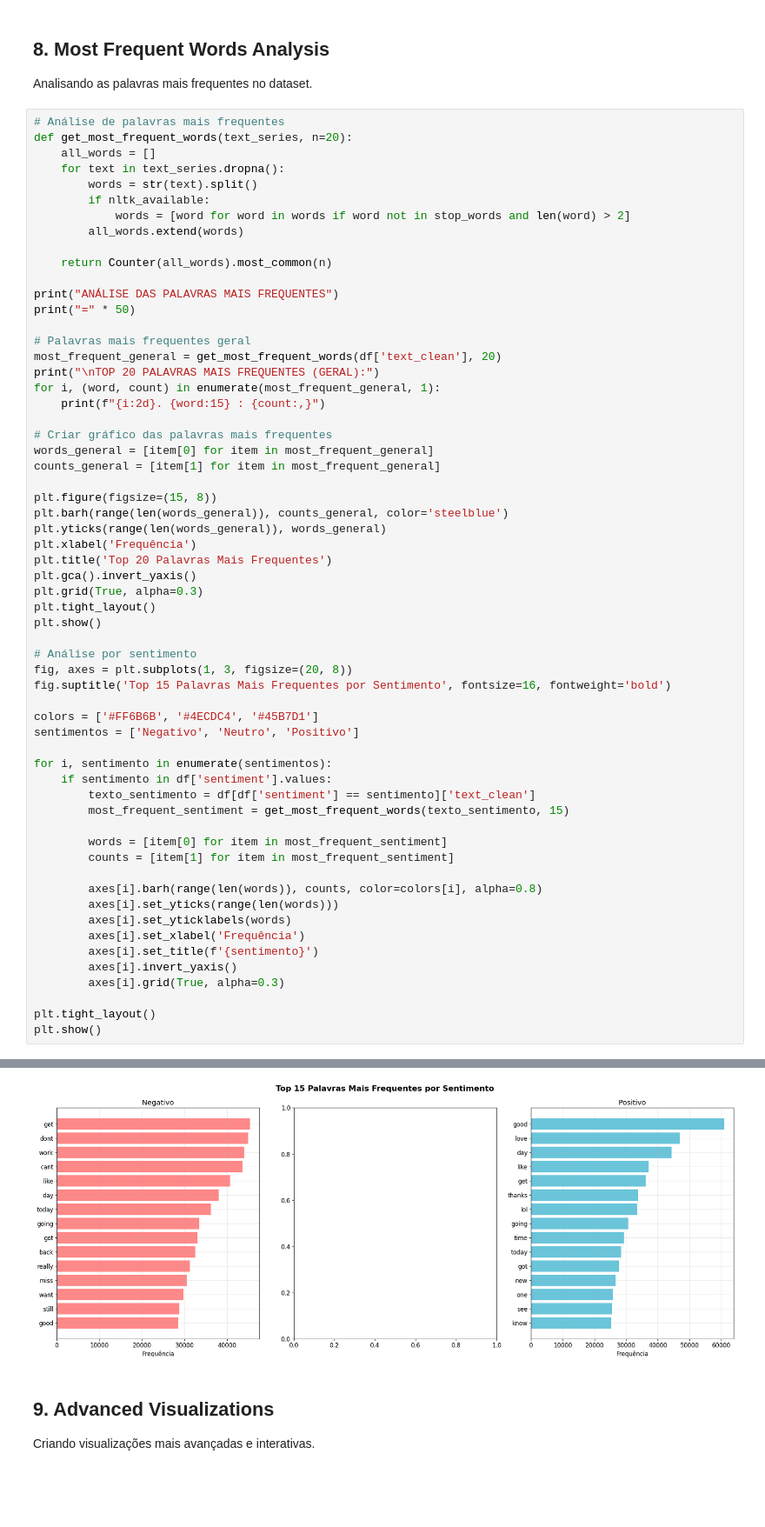
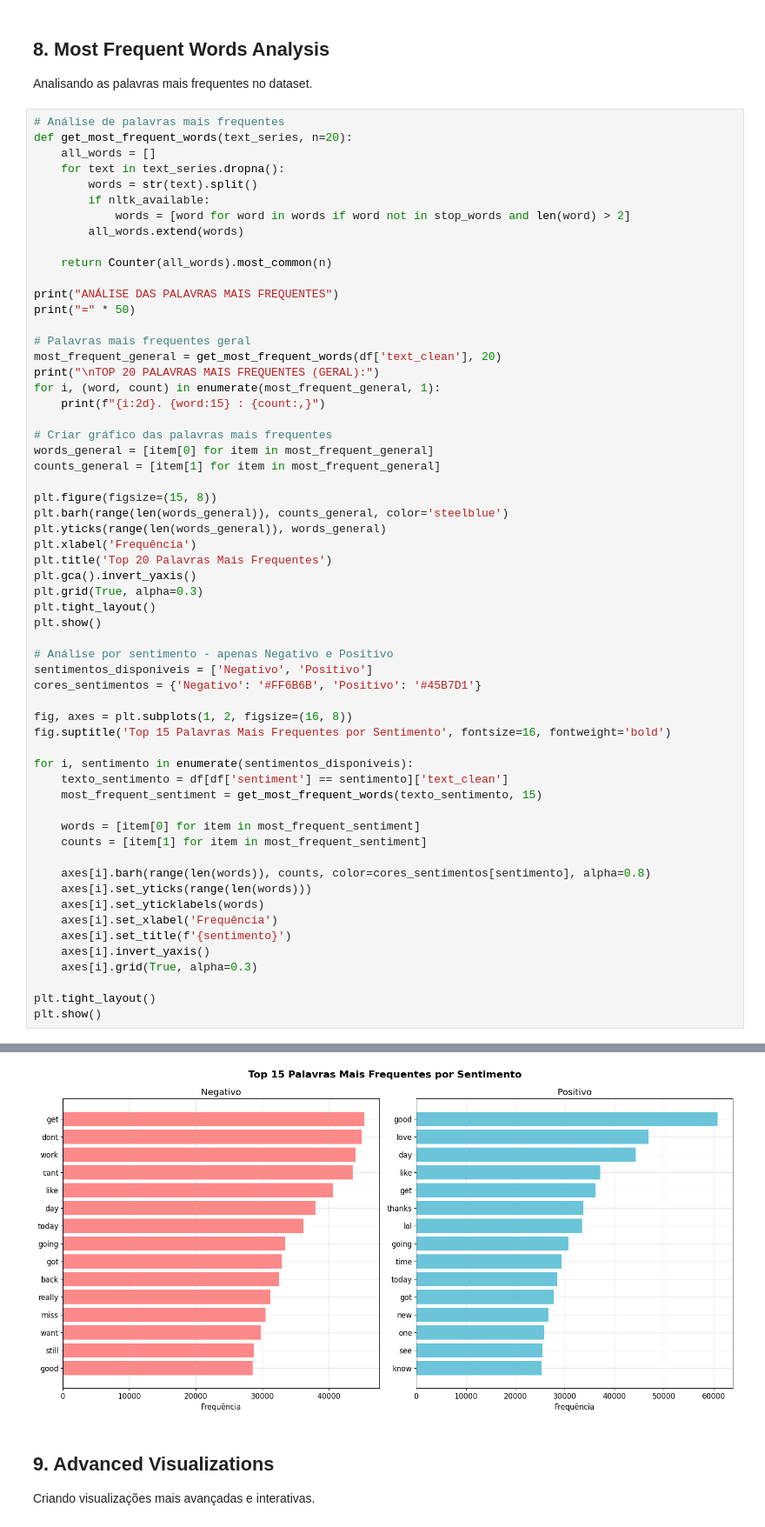
Before and after one commit to brunom764/text-sentiment-analysis, a Jupyter notebook: analise_exploratoria.ipynb, the cells around one changed output, grey strips where cells are left out. Shown at 87% size. Cells and saved outputs as stored; diff of their text form; blank space fills up the shorter version.

```diff
--- a/analise_exploratoria.ipynb
+++ b/analise_exploratoria.ipynb
@@ -409,28 +409,27 @@ plt.grid(True, alpha=0.3)
 plt.tight_layout()
 plt.show()
 
-# Análise por sentimento
-fig, axes = plt.subplots(1, 3, figsize=(20, 8))
+# Análise por sentimento - apenas Negativo e Positivo
+sentimentos_disponiveis = ['Negativo', 'Positivo']
+cores_sentimentos = {'Negativo': '#FF6B6B', 'Positivo': '#45B7D1'}
+
+fig, axes = plt.subplots(1, 2, figsize=(16, 8))
 fig.suptitle('Top 15 Palavras Mais Frequentes por Sentimento', fontsize=16, fontweight='bold')
 
-colors = ['#FF6B6B', '#4ECDC4', '#45B7D1']
-sentimentos = ['Negativo', 'Neutro', 'Positivo']
+for i, sentimento in enumerate(sentimentos_disponiveis):
+    texto_sentimento = df[df['sentiment'] == sentimento]['text_clean']
+    most_frequent_sentiment = get_most_frequent_words(texto_sentimento, 15)
 
-for i, sentimento in enumerate(sentimentos):
-    if sentimento in df['sentiment'].values:
-        texto_sentimento = df[df['sentiment'] == sentimento]['text_clean']
-        most_frequent_sentiment = get_most_frequent_words(texto_sentimento, 15)
+    words = [item[0] for item in most_frequent_sentiment]
+    counts = [item[1] for item in most_frequent_sentiment]
 
-        words = [item[0] for item in most_frequent_sentiment]
-        counts = [item[1] for item in most_frequent_sentiment]
-
-        axes[i].barh(range(len(words)), counts, color=colors[i], alpha=0.8)
-        axes[i].set_yticks(range(len(words)))
-        axes[i].set_yticklabels(words)
-        axes[i].set_xlabel('Frequência')
-        axes[i].set_title(f'{sentimento}')
-        axes[i].invert_yaxis()
-        axes[i].grid(True, alpha=0.3)
+    axes[i].barh(range(len(words)), counts, color=cores_sentimentos[sentimento], alpha=0.8)
+    axes[i].set_yticks(range(len(words)))
+    axes[i].set_yticklabels(words)
+    axes[i].set_xlabel('Frequência')
+    axes[i].set_title(f'{sentimento}')
+    axes[i].invert_yaxis()
+    axes[i].grid(True, alpha=0.3)
 
 plt.tight_layout()
 plt.show()
@@ -451,9 +450,9 @@ TOP 20 PALAVRAS MAIS FREQUENTES (GERAL):
 17. really          : 49,550
 18. see             : 45,837
 19. well            : 44,425
 20. still           : 42,803
 [figure]
-[figure, old version]
+[figure, new version]
 # %% [markdown]
 ## 9. Advanced Visualizations
 
```
Also changed, not shown: parts of 3 cells of this notebook.
